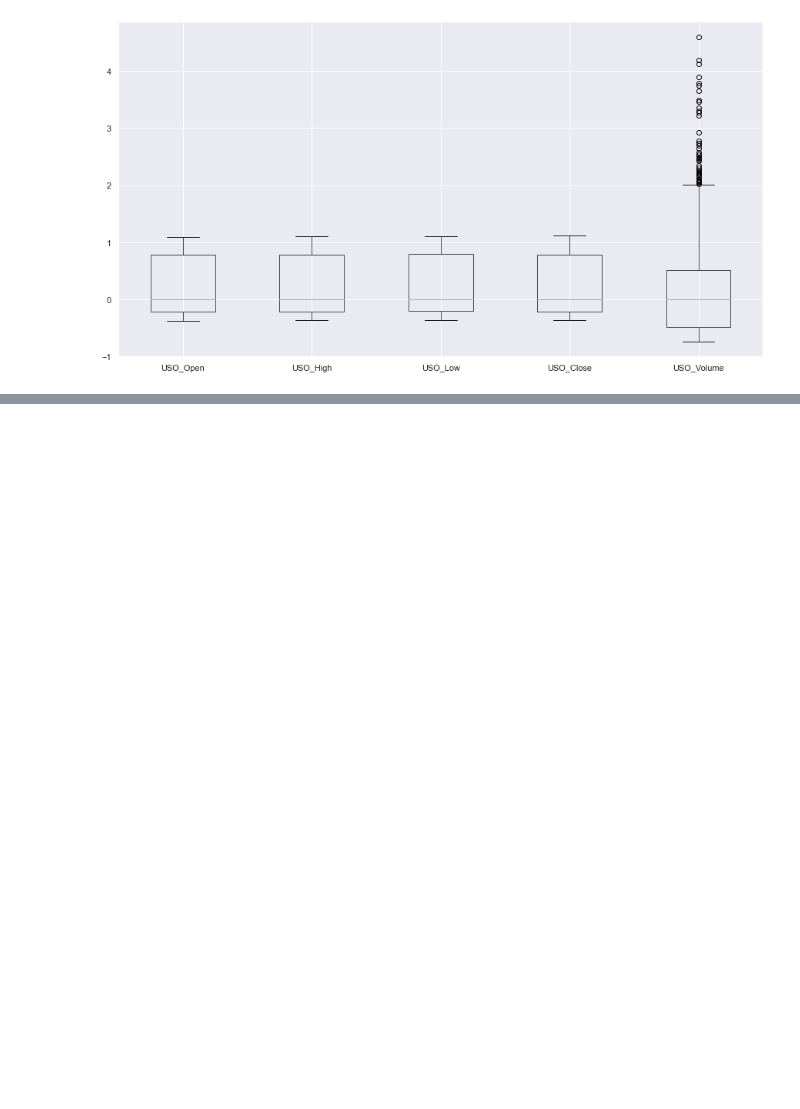
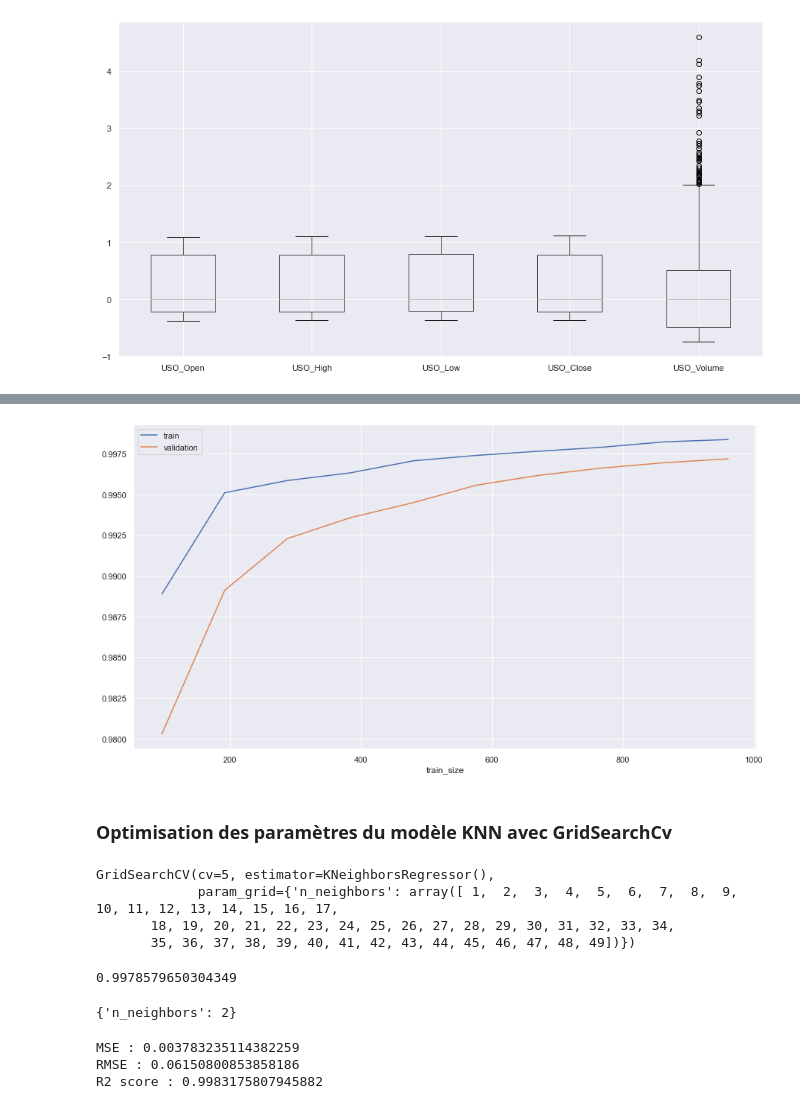
Before and after one commit to Emmanuel-Kouakou/prediction_or, a Jupyter notebook: new_projet_data_.ipynb, the cells around one changed output, grey strips where cells are left out. Saved outputs shown, nothing was run; the diff lists cells and outputs as text; code cells hidden in the pictures; blank space fills up the shorter version.

```diff
--- a/new_projet_data_.ipynb
+++ b/new_projet_data_.ipynb
@@ -333,0 +522,6 @@ for indicator in ['SP_','DJ_','EG_','EU_','OF_','OS_','SF_','USB_','PLT_','PLD_'
+# %%
+courbe_apprentissage(model_KNN)
+# %% [output]
+[figure, added]
+# %% [markdown]
+### Optimisation des paramètres du modèle KNN avec GridSearchCv
@@ -333,0 +534,17 @@ for indicator in ['SP_','DJ_','EG_','EU_','OF_','OS_','SF_','USB_','PLT_','PLD_'
+# %%
+grid.fit(X_train,y_train)
+# %% [output]
+GridSearchCV(cv=5, estimator=KNeighborsRegressor(),
+             param_grid={'n_neighbors': array([ 1,  2,  3,  4,  5,  6,  7,  8,  9, 10, 11, 12, 13, 14, 15, 16, 17,
+       18, 19, 20, 21, 22, 23, 24, 25, 26, 27, 28, 29, 30, 31, 32, 33, 34,
+       35, 36, 37, 38, 39, 40, 41, 42, 43, 44, 45, 46, 47, 48, 49])})
+# %%
+# Meilleur score
+grid.best_score_
+# %% [output]
+0.9978579650304349
+# %%
+# Meilleur paramètre
+grid.best_params_
+# %% [output]
+{'n_neighbors': 2}
@@ -333,0 +553,6 @@ for indicator in ['SP_','DJ_','EG_','EU_','OF_','OS_','SF_','USB_','PLT_','PLD_'
+# %%
+evaluation(model_param)
+# %% [output]
+MSE : 0.003783235114382259
+RMSE : 0.06150800853858186
+R2 score : 0.9983175807945882
```
Also changed, not shown: parts of 37 cells of this notebook.
